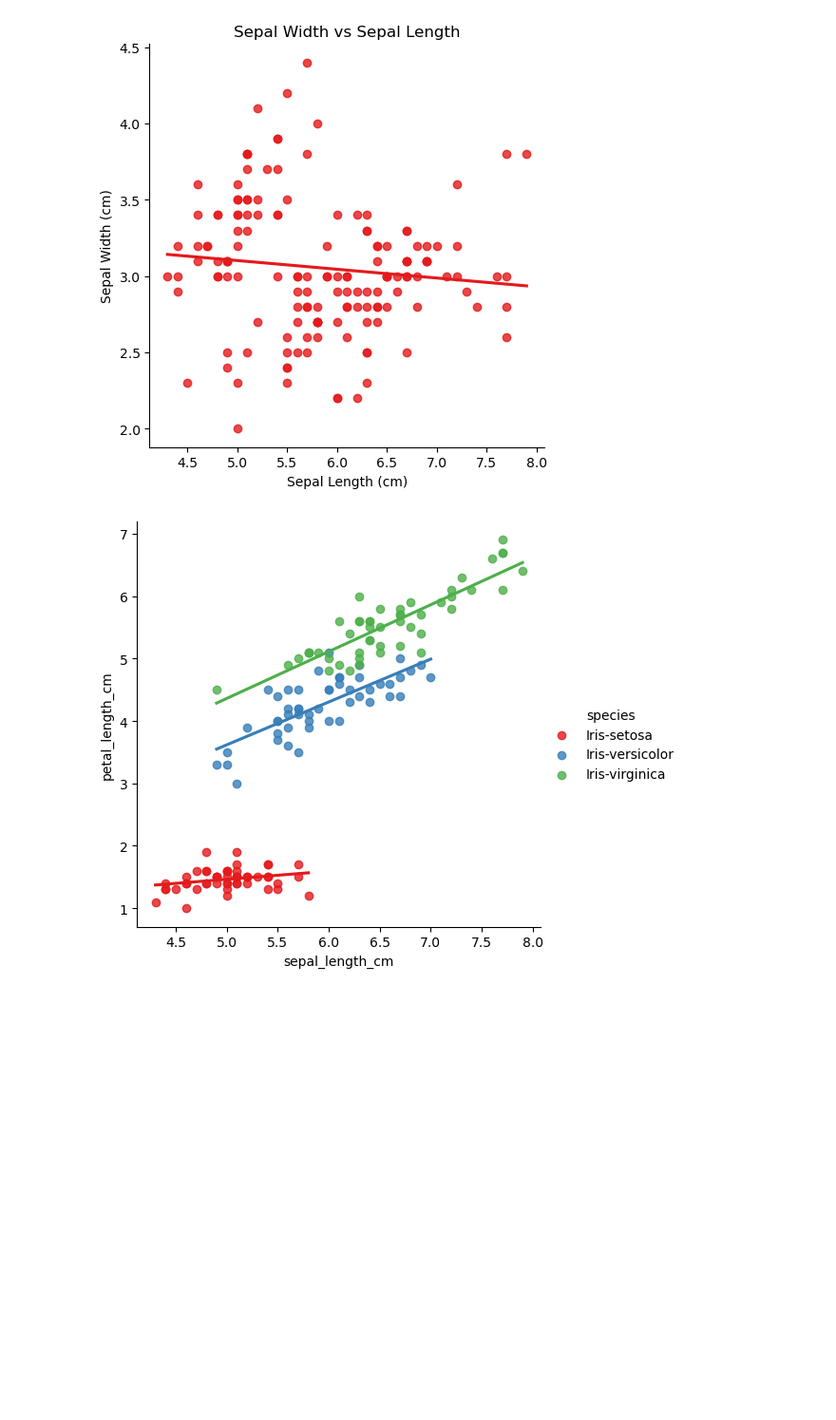
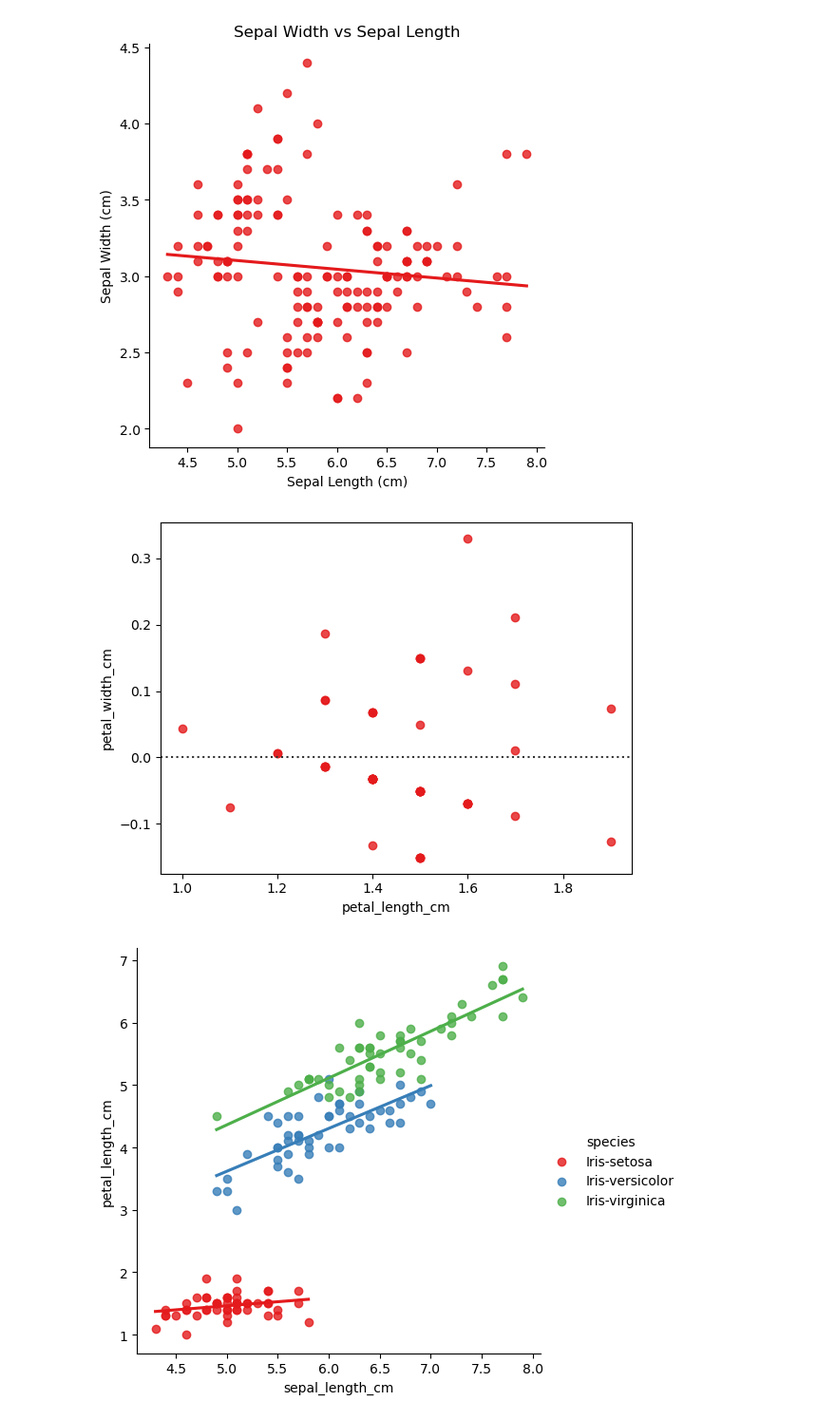
Before and after one commit to IreneKilgannon/pands-project, a Jupyter notebook: analysis.ipynb, the cells around one changed output. Shown at 95% size. Cells and saved outputs as stored; diff of their text form; code cells hidden in the pictures; blank space fills up the shorter version.

```diff
--- a/analysis.ipynb
+++ b/analysis.ipynb
@@ -345,6 +345,11 @@ plt.ylabel('Sepal Width (cm)')
 plt.show()
 # %% [output]
 [figure]
+# %%
+sns.residplot(setosa, x = 'petal_length_cm', y = 'petal_width_cm')
+plt.show()
+# %% [output]
+[figure, added]
 # %%
 # regression lines
 
```
Also changed, not shown: parts of 10 cells of this notebook, 2 other files.
